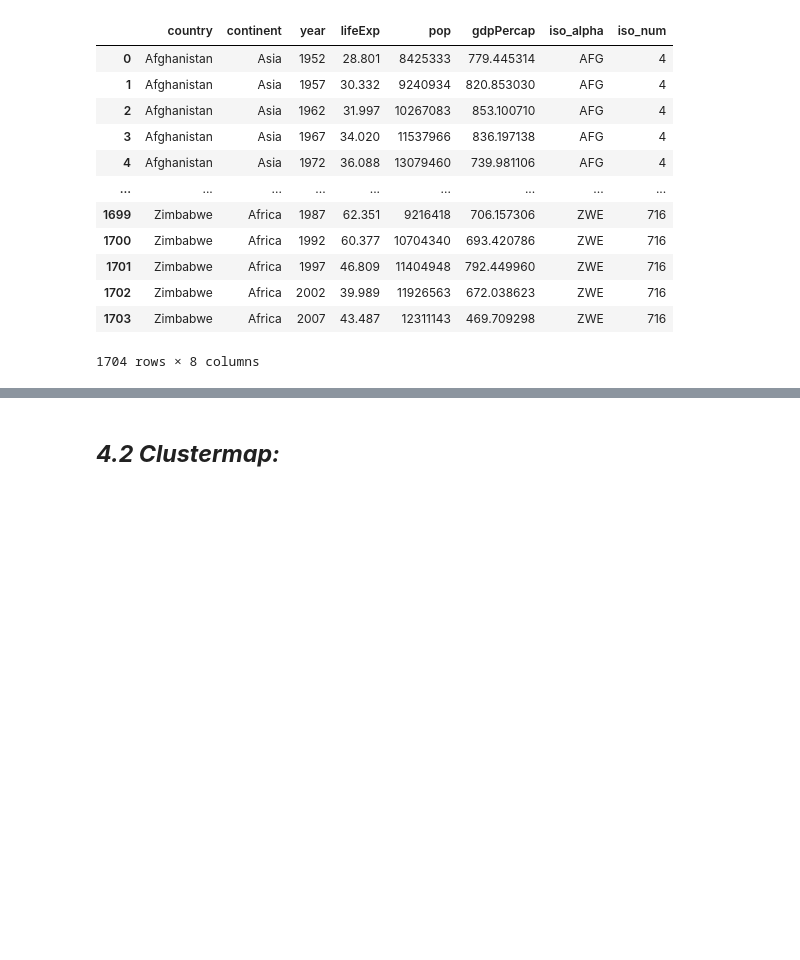
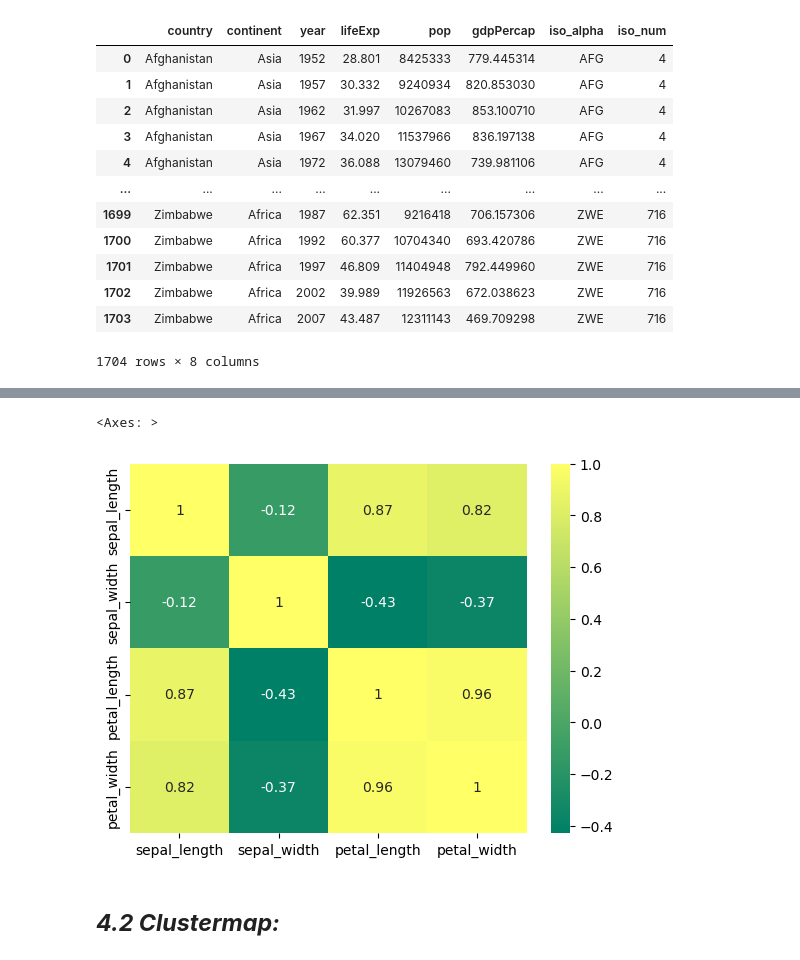
Before and after one commit to AnwarMehmoodSohail/Data-Science-Journy, a Jupyter notebook: data_visualization/05_dataviz_seaborn_advance.ipynb, the cells around one changed output, grey strips where cells are left out. Drawn from its saved outputs; the diff is of its cells as text; code cells hidden in the pictures; blank space fills up the shorter version.

Commit message:
correlation

```diff
--- a/data_visualization/05_dataviz_seaborn_advance.ipynb
+++ b/data_visualization/05_dataviz_seaborn_advance.ipynb
@@ -386,0 +409,4 @@ sns.heatmap(data=temp_gap, annot=True, linewidths=1)
+# %%
+# correlation matrix:  we can also use plot the correlation matrix using heatmap
+temp_iris = iris.loc[:, ['sepal_length', 'sepal_width', 'petal_length', 'petal_width']]
+temp_iris.corr()  # find the correlation
@@ -387,3 +419,9 @@ sns.heatmap(data=temp_gap, annot=True, linewidths=1)
+# %%
+# plot correlation using heatmap
+sns.heatmap(temp_iris.corr(), cmap='summer', annot=True)
+# %% [output]
+<Axes: >
+[figure, added]
 # %% [markdown]
 ## _**4.2 Clustermap:**_
 # %% [markdown]
```
Also changed, not shown: parts of 3 cells of this notebook.
